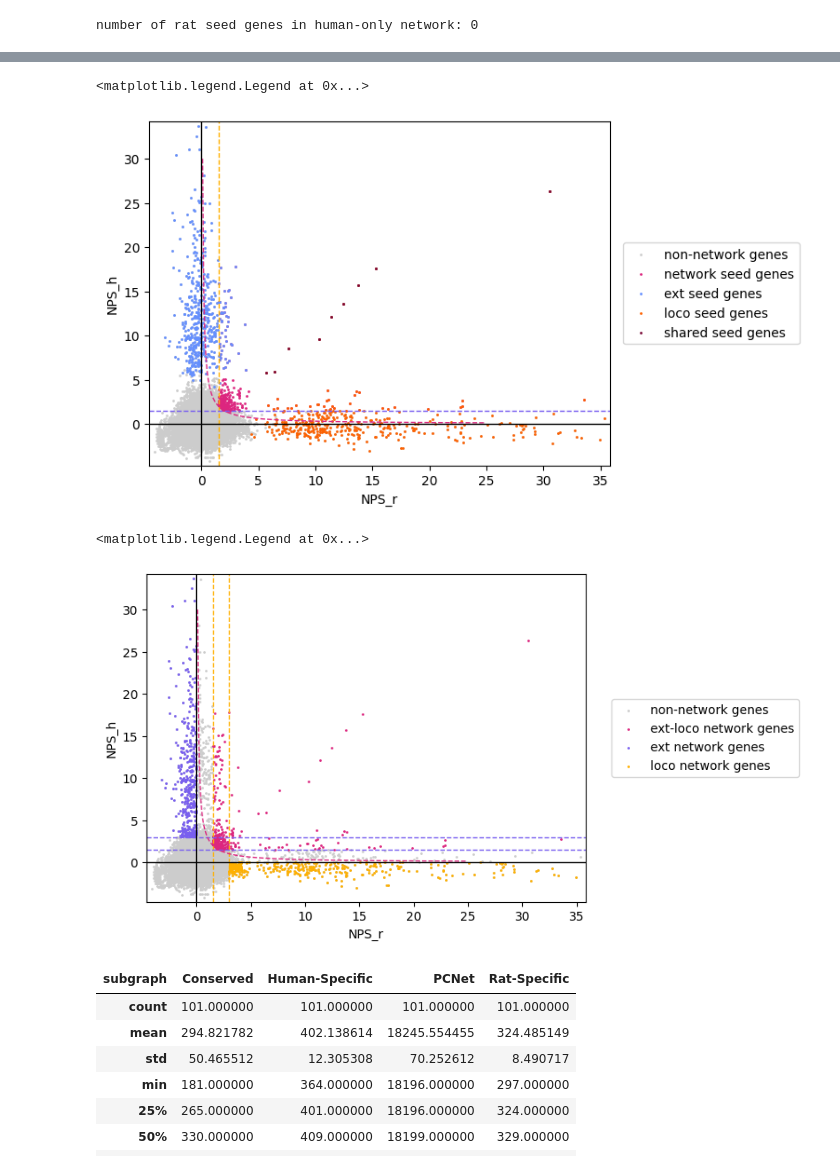
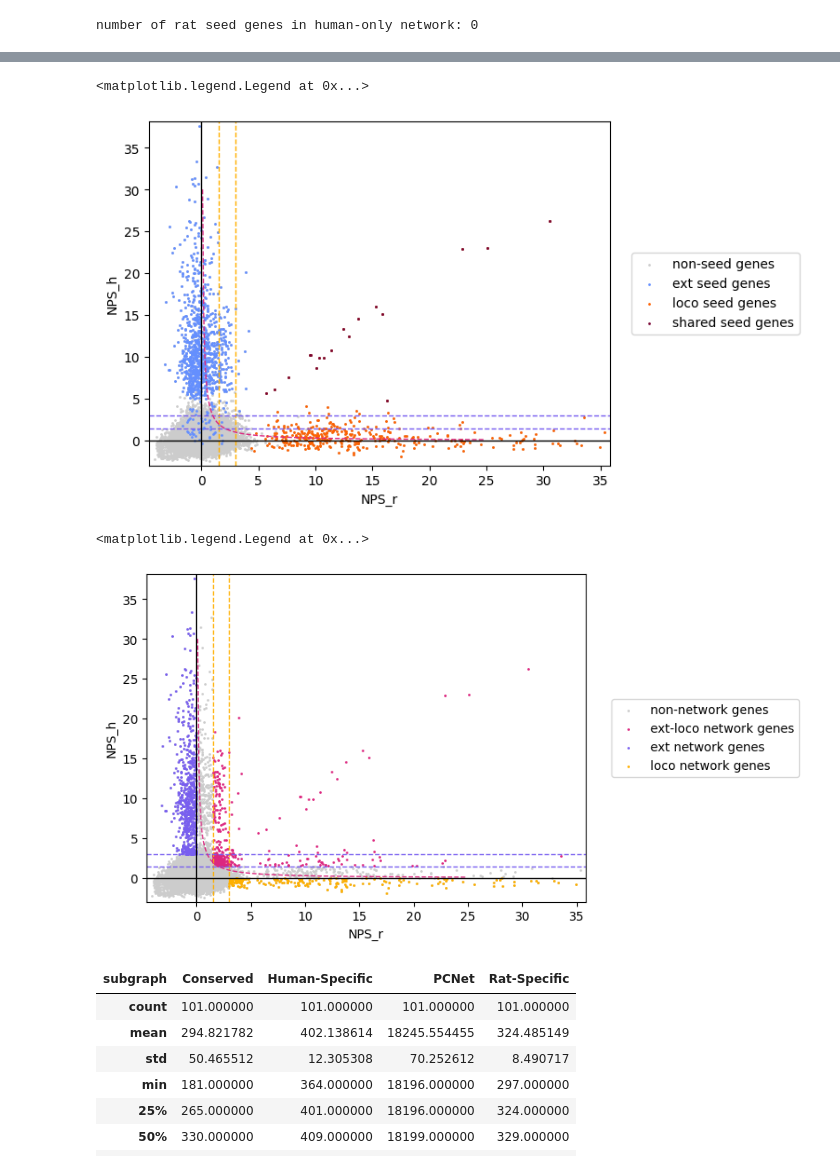
Before and after one commit to BSLeger/SUD_cross_species, a Jupyter notebook: loco_network_single_species_specific.ipynb, the cells around one changed output, grey strips where cells are left out. Saved outputs shown, nothing was run; the diff lists cells and outputs as text; code cells hidden in the pictures.

```diff
--- a/loco_network_single_species_specific.ipynb
+++ b/loco_network_single_species_specific.ipynb
@@ -320,9 +325,10 @@ seed_dict['loco_bonf']=(set(loco[loco['P']<loco_bonf_cut]['HM_ORTHO']))
 # %%
 ext=pd.read_csv(file_dict['ext'],sep='\t')
 ext_bonf_cut=0.05/len(ext) # no ortholog adding, so can calculate from this table
-seed_dict['ext_munged_FDR']=(set(ext[ext['Q']<0.05]['GENE']))
-seed_dict['ext_munged_bonf']=(set(ext[ext['P']<ext_bonf_cut]['GENE']))
+seed_dict['ext_FDR']=(set(ext[ext['Q']<0.05]['GENE']))
+seed_dict['ext_bonf']=(set(ext[ext['P']<ext_bonf_cut]['GENE']))
 seed_dict['ext_top500']=set(ext[(ext['GENE'].isin(all_nodes))].nsmallest(500,'P')['GENE'])
+seed_dict['ext_subsample']=(set(ext[ext['P']<ext_bonf_cut]['GENE']))
 # %%
 NPS_dict={}
 for k in seed_dict.keys():
@@ -351,7 +361,7 @@ for k in seed_dict.keys():
 # choose datasets for analysis
 # %%
 cut_r= 'FDR'
-cut_h='top500'
+cut_h='subsample'
 trait_r='loco'
 trait_h='ext'
 
@@ -488,30 +515,34 @@ number of rat seed genes in human-only network: 0
 # %%
 
-plt.scatter(x=outNetwork['NPS_r'], y=outNetwork['NPS_h'], s=1, color=colour_dict['other'],label='non-network genes')
-plt.scatter(x=inNetwork['NPS_r'], y=inNetwork['NPS_h'], s=1, color=colour_dict['shared'],label='network seed genes')
+plt.scatter(x=tbl_z['NPS_r'], y=tbl_z['NPS_h'], s=1, color=colour_dict['other'],label='non-seed genes')
+#plt.scatter(x=inNetwork['NPS_r'], y=inNetwork['NPS_h'], s=1, color=colour_dict['shared'],label='network genes')
 #plt.scatter(x=hm_only['NPS_r'], y=hm_only['NPS_h'], s=1, color=colour_dict['ext'],label='ext network genes')
 #plt.scatter(x=rat_only['NPS_r'], y=rat_only['NPS_h'], s=1, color=colour_dict['loco'],label='loco network genes')
 plt.scatter(x=seeds_h['NPS_r'], y=seeds_h['NPS_h'], s=1, color=colour_dict['ext_alt'],label='ext seed genes')
 plt.scatter(x=seeds_r['NPS_r'], y=seeds_r['NPS_h'], s=1, color=colour_dict['loco_alt'],label='loco seed genes')
 plt.scatter(x=seeds_hr['NPS_r'], y=seeds_hr['NPS_h'], s=1, color=colour_dict['shared_alt'],label='shared seed genes')
 
 
 # Set labels and lines for plt
 plt.xlabel('NPS_r')
 plt.ylabel('NPS_h')
 plt.axvline(x=1.5, color=colour_dict['loco'], linestyle='dashed', linewidth=1)
 plt.axhline(y=1.5, color=colour_dict['ext'], linestyle='dashed', linewidth=1)
+
+plt.axvline(x=3, color=colour_dict['loco'], linestyle='dashed', linewidth=1)
+plt.axhline(y=3, color=colour_dict['ext'], linestyle='dashed', linewidth=1)
+
 x_points = [(i + 0.0001) / 10 for i in range(-50, 250)]
 combo_line = [3 / x for x in x_points if x > 3 / 50]
 plt.plot([x for x in x_points if x > 3 / 40], combo_line, color=colour_dict['shared'], linestyle='dashed', linewidth=1)
 plt.axvline(x=0, color='black', linestyle='solid', linewidth=1)
 plt.axhline(y=0, color='black', linestyle='solid', linewidth=1)
 plt.xlim([min(tbl_z['NPS_r'])-.5, max(tbl_z['NPS_r'])+.5])
 plt.ylim([min(tbl_z['NPS_h'])-.5, max(tbl_z['NPS_h'])+.5])
 plt.legend(loc='center right', bbox_to_anchor=(1.425, 0.5))
 # %% [output]
 <matplotlib.legend.Legend at 0x...>
-[figure, old version]
+[figure, new version]
 # %%
 
 plt.scatter(x=outNetwork['NPS_r'], y=outNetwork['NPS_h'], s=1, color=colour_dict['other'],label='non-network genes')
@@ -541,7 +572,7 @@ plt.ylim([min(tbl_z['NPS_h'])-.5, max(tbl_z['NPS_h'])+.5])
 plt.legend(loc='center right', bbox_to_anchor=(1.5, 0.5))
 # %% [output]
 <matplotlib.legend.Legend at 0x...>
-[figure, old version]
+[figure, new version]
 # %%
 # supplemental figure 5 of BMI paper
 test_data = tbl_z.copy()
```
Also changed, not shown: parts of 16 cells of this notebook, 8 other files.
